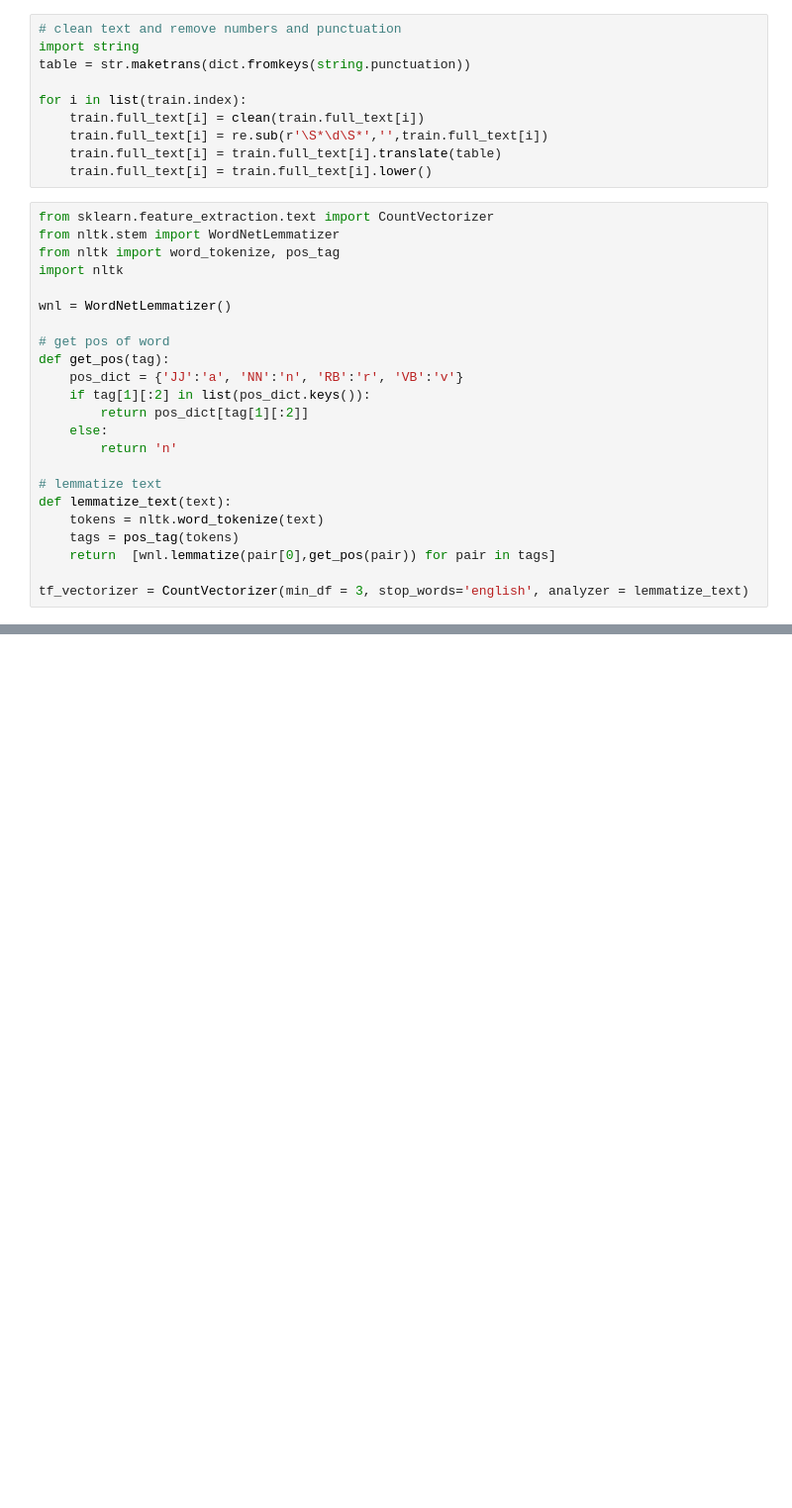
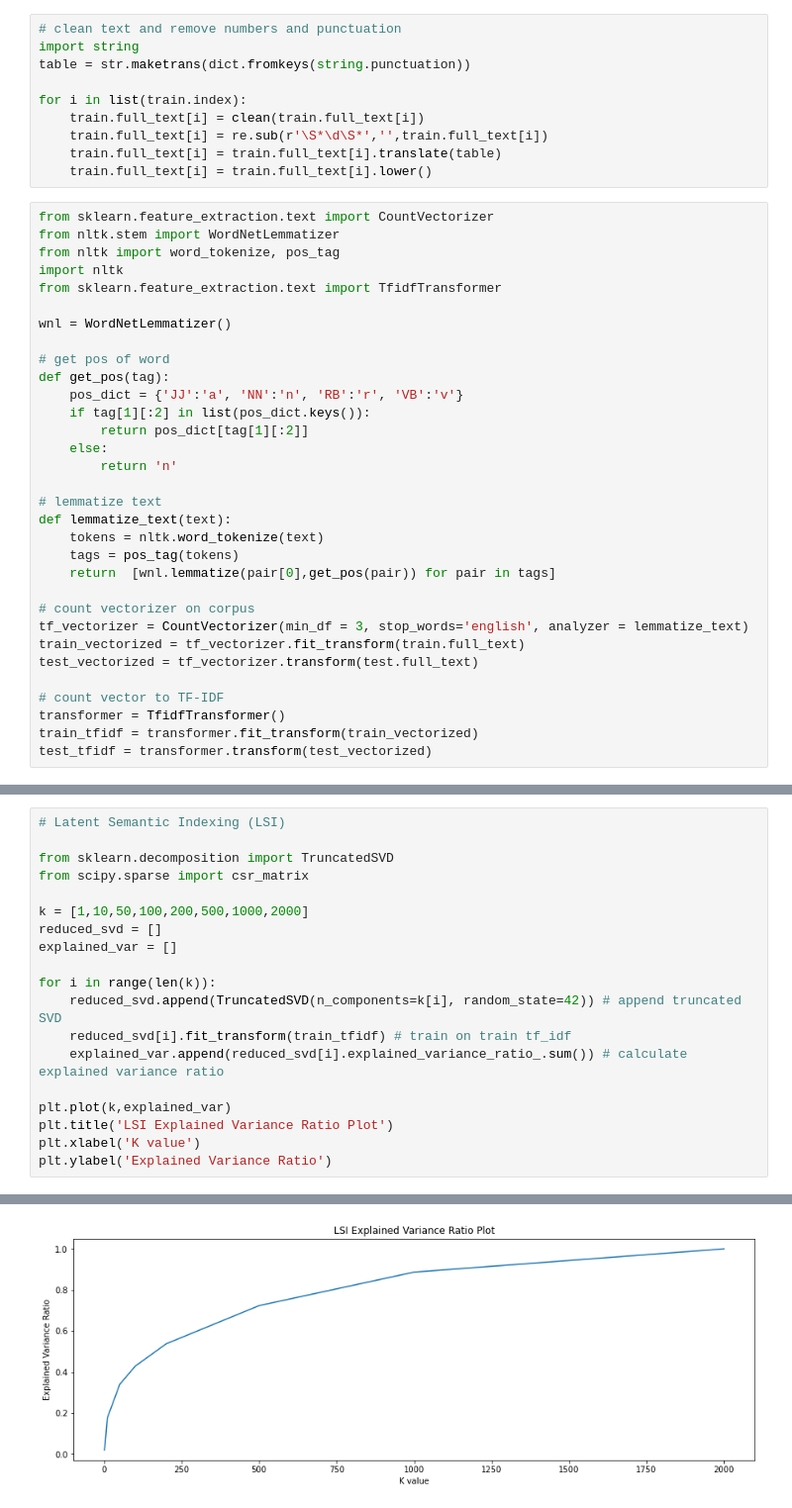
Before and after one commit to stang126/ECE-219-Large-Scale-Data-Mining, a Jupyter notebook: Project 1 Code.ipynb, the cells around one changed output, grey strips where cells are left out. Shown at 99% size. Saved outputs shown, nothing was run; the diff lists cells and outputs as text; blank space fills up the shorter version.

```diff
--- a/Project 1 Code.ipynb
+++ b/Project 1 Code.ipynb
@@ -98,6 +120,7 @@ from sklearn.feature_extraction.text import CountVectorizer
 from nltk.stem import WordNetLemmatizer
 from nltk import word_tokenize, pos_tag
 import nltk
+from sklearn.feature_extraction.text import TfidfTransformer
 
 wnl = WordNetLemmatizer()
 
@@ -115,5 +138,13 @@ def lemmatize_text(text):
     tags = pos_tag(tokens)
     return  [wnl.lemmatize(pair[0],get_pos(pair)) for pair in tags]
 
+# count vectorizer on corpus
 tf_vectorizer = CountVectorizer(min_df = 3, stop_words='english', analyzer = lemmatize_text)
+train_vectorized = tf_vectorizer.fit_transform(train.full_text)
+test_vectorized = tf_vectorizer.transform(test.full_text)
+
+# count vector to TF-IDF
+transformer = TfidfTransformer()
+train_tfidf = transformer.fit_transform(train_vectorized)
+test_tfidf = transformer.transform(test_vectorized)
 # %%
@@ -126,0 +183,20 @@ print(test_vectorized.shape)
+# %%
+# Latent Semantic Indexing (LSI)
+
+from sklearn.decomposition import TruncatedSVD
+from scipy.sparse import csr_matrix
+
+k = [1,10,50,100,200,500,1000,2000]
+reduced_svd = []
+explained_var = []
+
+for i in range(len(k)):
+    reduced_svd.append(TruncatedSVD(n_components=k[i], random_state=42)) # append truncated SVD
+    reduced_svd[i].fit_transform(train_tfidf) # train on train tf_idf
+    explained_var.append(reduced_svd[i].explained_variance_ratio_.sum()) # calculate explained variance ratio
+
+plt.plot(k,explained_var)
+plt.title('LSI Explained Variance Ratio Plot')
+plt.xlabel('K value')
+plt.ylabel('Explained Variance Ratio')
+# %% [output]
@@ -126,0 +204 @@ print(test_vectorized.shape)
+[figure, added]
```
Also changed, not shown: parts of 15 cells of this notebook.
